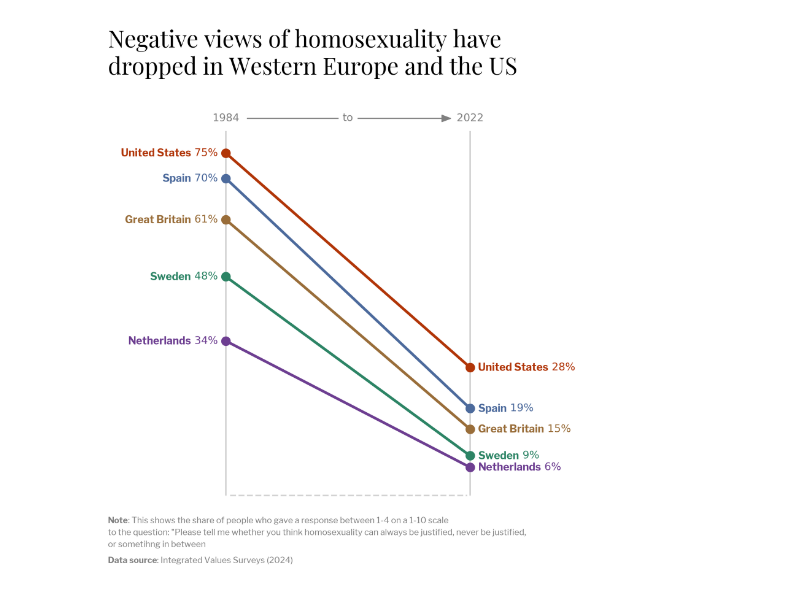
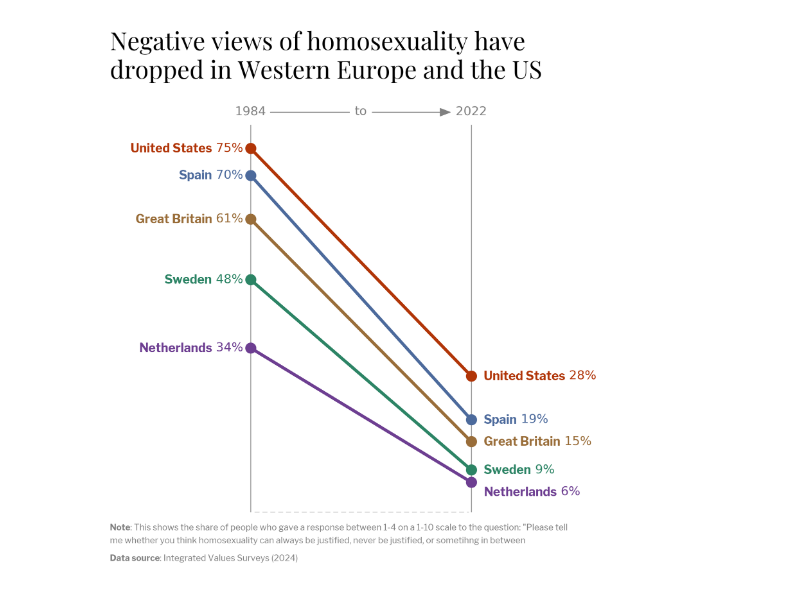
Before and after one commit to ben-baror/decline-in-homophobia-viz, a Jupyter notebook: homophobia_decline_viz.ipynb, the cells around one changed output. Cells and saved outputs as stored; diff of their text form; code cells hidden in the pictures.

Commit message:
adjusted some colors and font size

```diff
--- a/homophobia_decline_viz.ipynb
+++ b/homophobia_decline_viz.ipynb
@@ -20,11 +20,13 @@ fonts = {'title' : load_google_font('Playfair Display'),
          'labels_reg': load_google_font('Libre Franklin'),
          'labels_bold': load_google_font('Libre Franklin', weight = 'bold')}
 
+color_ticks = 'grey'
+
 # Create a subset of countries and years from the viz
 df = (df.loc[(df['Entity'].isin(countries)) & (df['Year'].isin(years)),
  ['Entity','Year','Homosexuality: Never justifiable (aggregate)']])
 # %%
-fig, ax = plt.subplots(figsize = (6.5,7), dpi = 300, layout = 'tight')
+fig, ax = plt.subplots(figsize = (5.85,6.15), dpi = 300, layout = 'tight')
 
 for country in countries:
     past = df.loc[(df['Entity'] == country) & (df['Year'] == 1984), 'Homosexuality: Never justifiable (aggregate)']
@@ -40,55 +42,57 @@ for country in countries:
             s = (f'<{country}> {round(float(past.iloc[0]))}%' if country != 'United Kingdom'
                  else f'<Great Britain> {round(float(past.iloc[0]))}%'),
            highlight_textprops= [{'font' : fonts['labels_bold']}],
-            ha = 'right', va = 'center',
+            ha = 'right', va = 'center', fontsize = 10,
             color = countries[country])
 
-    ax_text(x = years[1] + 1.25, y = present,
+    ax_text(x = years[1] + 2.15,
+            y = present if country != 'Netherlands' else present - 2,
             s = (f'<{country}> {round(float(present.iloc[0]))}%' if country != 'United Kingdom'
                  else f'<Great Britain> {round(float(present.iloc[0]))}%'),
             highlight_textprops= [{'font' : fonts['labels_bold']}],
-            ha = 'left', va = 'center',
+            ha = 'left', va = 'center',  fontsize = 10,
             color = countries[country])
 
 for year in years:
     ax.vlines(x = year,
-            ymin = 0, ymax = 80, color = 'lightgrey', zorder = 0)
+            ymin = 0, ymax = 80, color = color_ticks,
+              lw = 0.7,alpha = 0.8, zorder = 0)
 
 ax.hlines(y= 0,
-         xmin = 1984.65, xmax = 2021.55, ls = '--', color = 'lightgrey')
+         xmin = 1984.65, xmax = 2021.55, ls =  (0, (5, 3)), color = 'lightgrey', lw = 0.8)
 
 ax_text(x= 2003, y= 84,
-       s = '<to>', ha = 'center',
+       s = '<to>', fontsize = 10, ha = 'center',
         highlight_textprops = [{
-                                'color': 'grey',
+                                'color': color_ticks,
                                 'bbox': {
                                 'edgecolor' : 'white',
                                 'facecolor' : 'white',
                                 'pad': 3.5}
                                 }])
 
-ax_arrow(tail_position=(1987, 82.75),
-        head_position=(2019.5, 82.75),
+ax_arrow(tail_position=(1987, 82.6),
+        head_position=(2019, 82.6), width = 0.7,
         color = 'grey', head_width= 3)
 
-fig_text(x = 0.025, y = 1.01, s = 'Negative views of homosexuality have\ndropped in Western Europe and the US',
-         font = fonts['title'], fontsize = 22)
+fig_text(x = 0.025, y = 1.001, s = 'Negative views of homosexuality have\ndropped in Western Europe and the US',
+         font = fonts['title'], fontsize = 20)
 
-fig_text(x = 0.025, y = 0.095, s = """<Note>: This shows the share of people who gave a response between 1-4 on a 1-10 scale
-to the question: "Please tell me whether you think homosexuality can always be justified, never be justified,
-or sometihng in between
+fig_text(x = 0.025, y = 0.095, s = """<Note>: This shows the share of people who gave a response between 1-4 on a 1-10 scale to the question: "Please tell
+me whether you think homosexuality can always be justified, never be justified, or sometihng in between
 
 <Data source>: Integrated Values Surveys (2024)""",
-         font = fonts['labels_reg'], fontsize = 8, color = 'grey',
+         font = fonts['labels_reg'], fontsize = 7, color = 'grey',
         highlight_textprops = [{'font': fonts['labels_bold']},
                               {'font': fonts['labels_bold']}])
 
-ax.tick_params(axis = 'x', length = 0, labeltop=True, labelbottom = False, pad = -10, labelcolor = 'grey')
+ax.tick_params(axis = 'x', length = 0, labeltop=True, labelbottom = False, pad = -10, labelcolor = color_ticks,
+              labelsize = 10)
 ax.spines[:].set_visible(False)
 ax.set_yticks([])
 ax.set_xticks(years)
 
 plt.show()
 # %% [output]
-[figure, old version]
+[figure, new version]
 # %%
```
Also changed, not shown: parts of 1 cell of this notebook.
